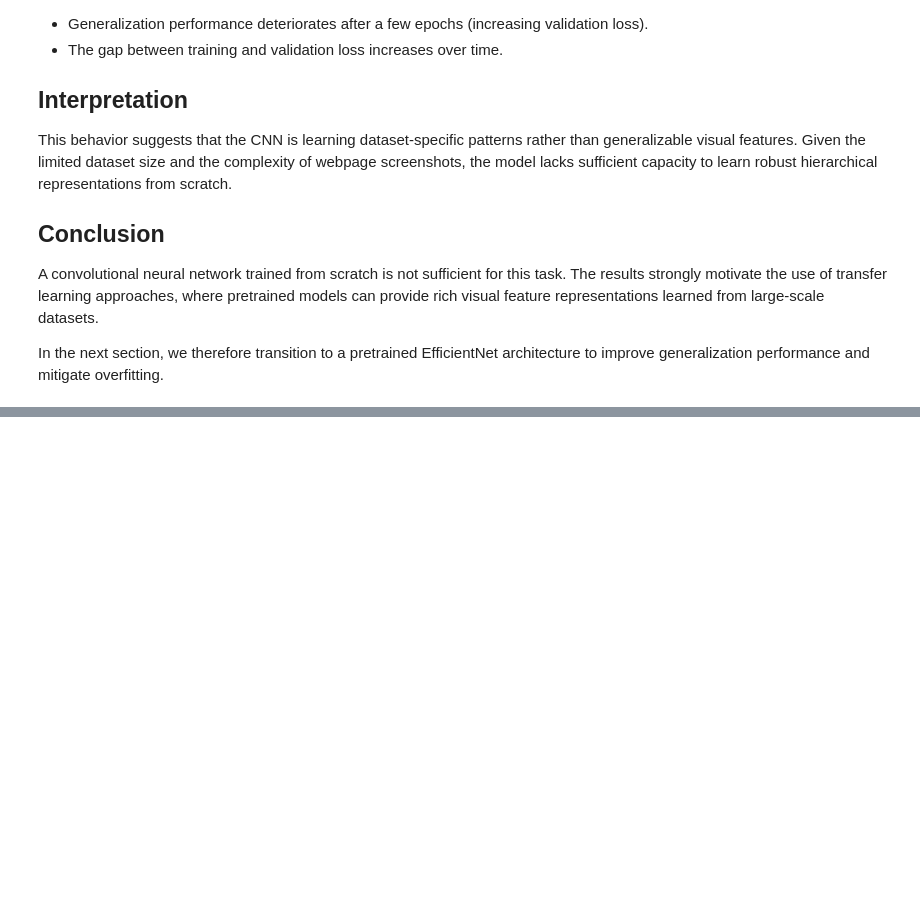
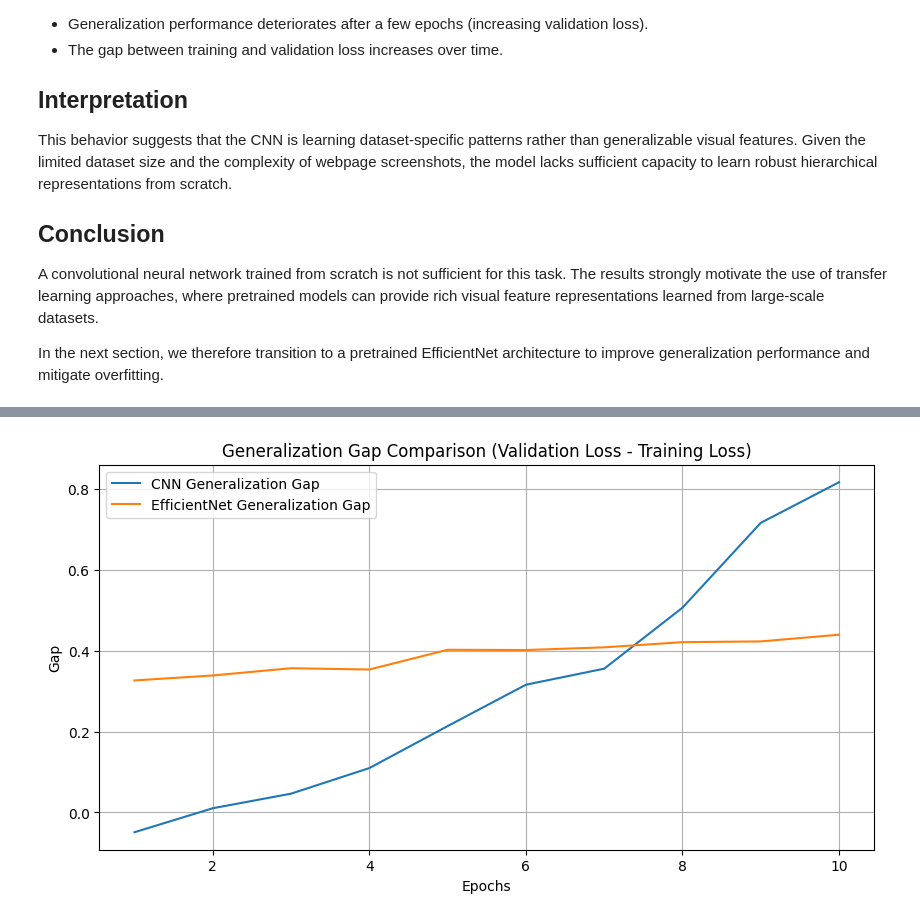
Before and after one commit to AnindyaChakravarty/Multi-label_Image_Classification, a Jupyter notebook: DM.ipynb, the cells around one changed output, grey strips where cells are left out. Saved outputs shown, nothing was run; the diff lists cells and outputs as text; code cells hidden in the pictures; blank space fills up the shorter version.

```diff
--- a/DM.ipynb
+++ b/DM.ipynb
@@ -2166,0 +2367,18 @@ In the next section, we therefore transition to a pretrained EfficientNet archit
+# %%
+cnn_gap = [v - t for v, t in zip(val_losses, train_losses)]
+eff_gap = [v - t for v, t in zip(fro_val_losses, frozen_train_losses)]
+
+plt.figure(figsize=(10,5))
+
+plt.plot(epochs, cnn_gap, label="CNN Generalization Gap")
+plt.plot(epochs, eff_gap, label="EfficientNet Generalization Gap")
+
+plt.title("Generalization Gap Comparison (Validation Loss - Training Loss)")
+plt.xlabel("Epochs")
+plt.ylabel("Gap")
+plt.legend()
+plt.grid(True)
+
+plt.show()
+# %% [output]
+[figure, added]
```
Also changed, not shown: parts of 40 cells of this notebook.
